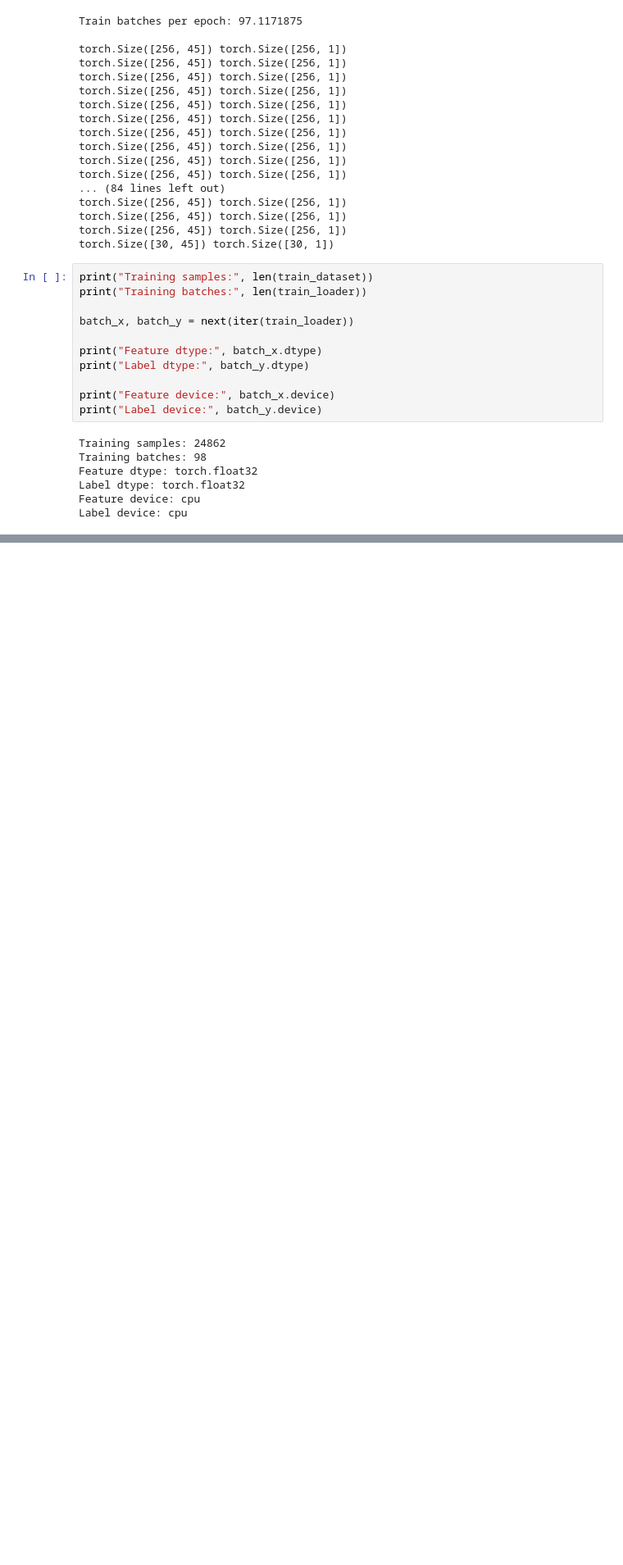
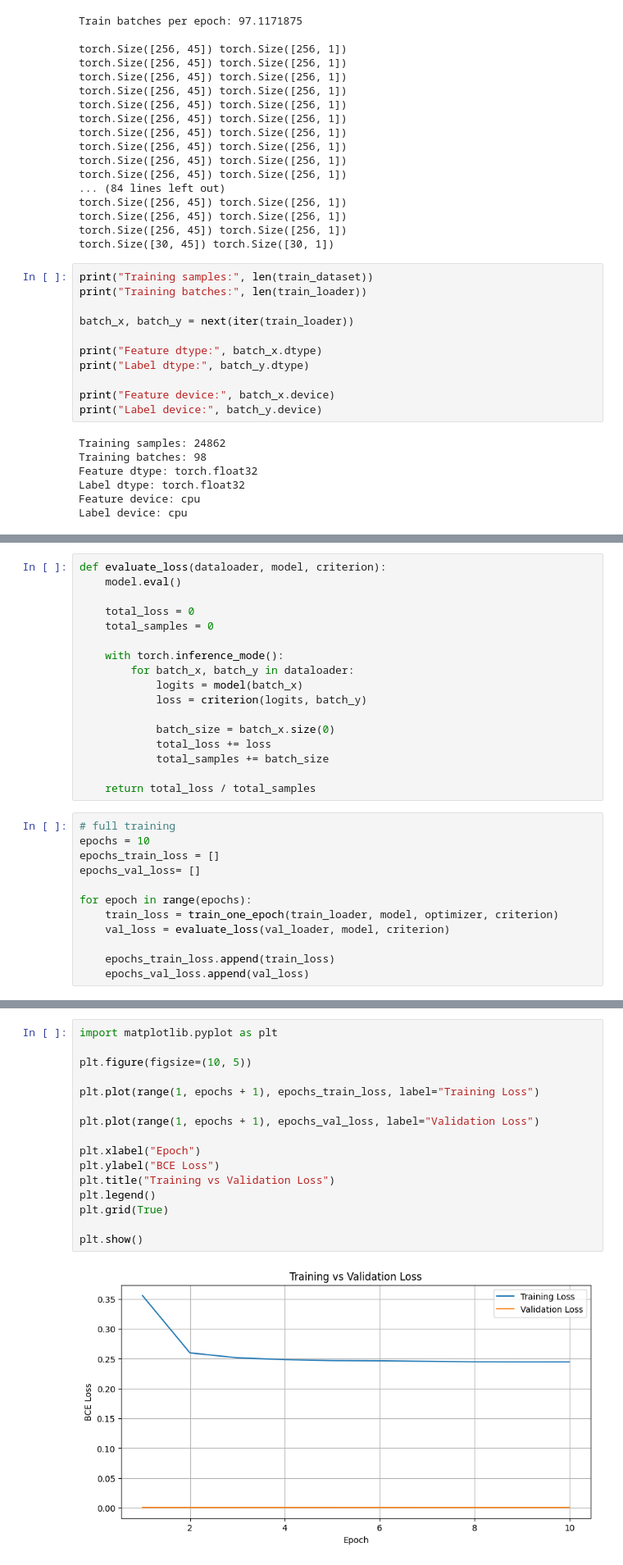
Before and after one commit to div-ops123/kkbox-churn-prediction-system, a Jupyter notebook: pytorch_experiments/model_development.ipynb, the cells around one changed output, grey strips where cells are left out. Shown at 82% size. Cells and saved outputs as stored; diff of their text form; blank space fills up the shorter version.

Commit message:
- Completed Pytorch training

```diff
--- a/pytorch_experiments/model_development.ipynb
+++ b/pytorch_experiments/model_development.ipynb
@@ -144,0 +201,29 @@ Label device: cpu
+# %%
+def evaluate_loss(dataloader, model, criterion):
+    model.eval()
+
+    total_loss = 0
+    total_samples = 0
+
+    with torch.inference_mode():
+        for batch_x, batch_y in dataloader:
+            logits = model(batch_x)
+            loss = criterion(logits, batch_y)
+
+            batch_size = batch_x.size(0)
+            total_loss += loss
+            total_samples += batch_size
+
+    return total_loss / total_samples
+# %%
+# full training
+epochs = 10
+epochs_train_loss = []
+epochs_val_loss= []
+
+for epoch in range(epochs):
+    train_loss = train_one_epoch(train_loader, model, optimizer, criterion)
+    val_loss = evaluate_loss(val_loader, model, criterion)
+
+    epochs_train_loss.append(train_loss)
+    epochs_val_loss.append(val_loss)
@@ -144,0 +246,18 @@ Label device: cpu
+# %%
+import matplotlib.pyplot as plt
+
+plt.figure(figsize=(10, 5))
+
+plt.plot(range(1, epochs + 1), epochs_train_loss, label="Training Loss")
+
+plt.plot(range(1, epochs + 1), epochs_val_loss, label="Validation Loss")
+
+plt.xlabel("Epoch")
+plt.ylabel("BCE Loss")
+plt.title("Training vs Validation Loss")
+plt.legend()
+plt.grid(True)
+
+plt.show()
+# %% [output]
+[figure, added]
```
Also changed, not shown: parts of 14 cells of this notebook.
